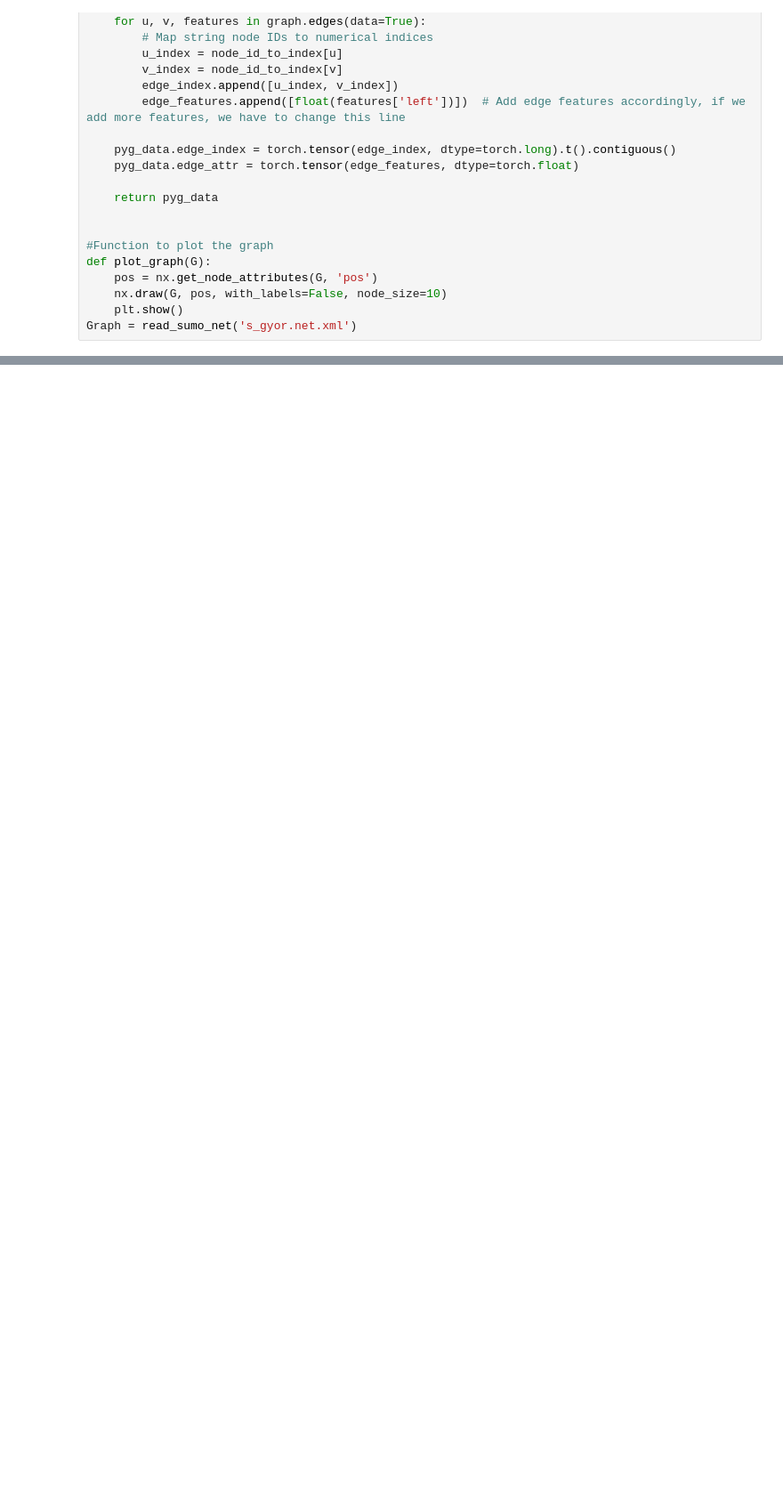
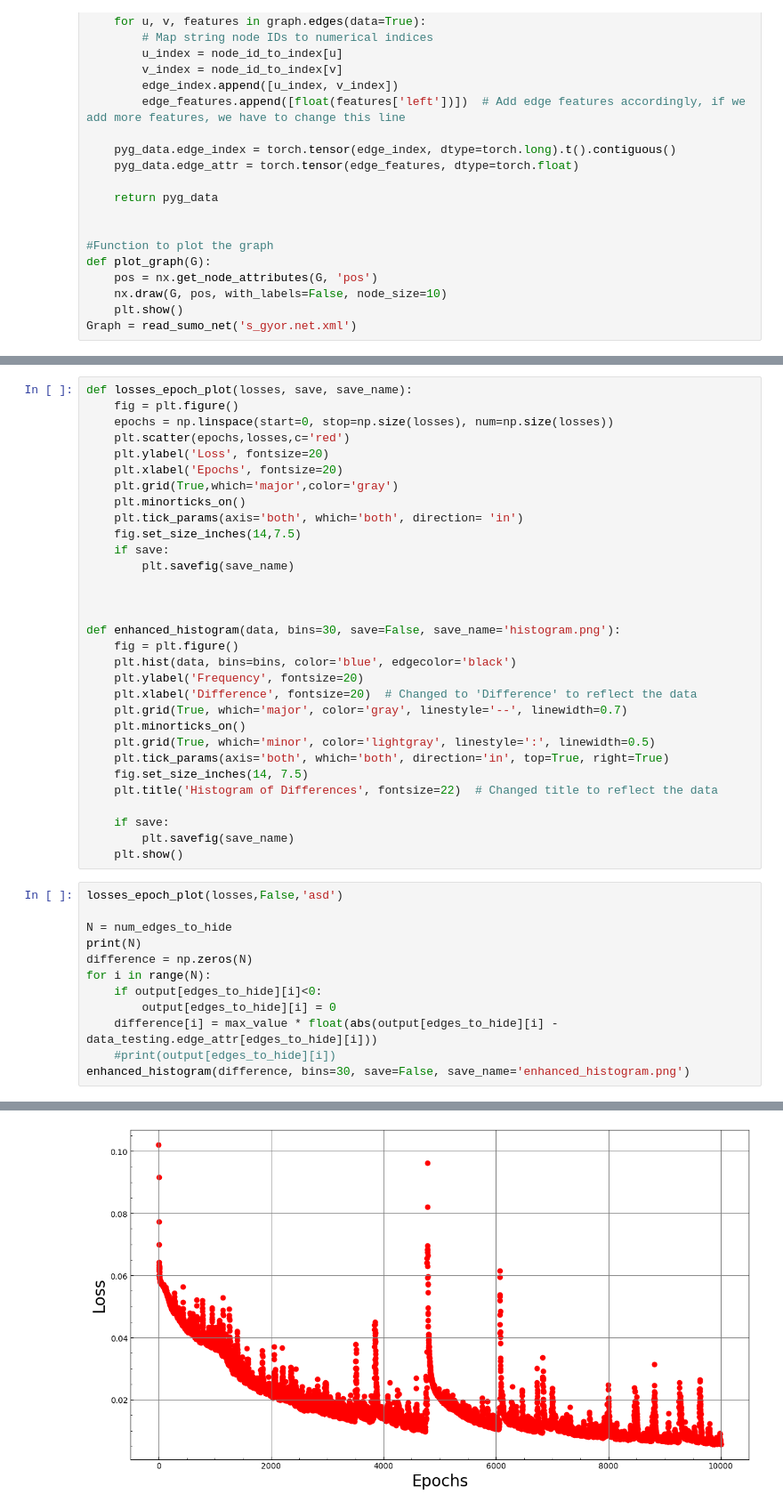
Before and after one commit to Nemesaaa/Projectlab, a Jupyter notebook: gnn.ipynb, the cells around one changed output, grey strips where cells are left out. Shown at 89% size. Saved outputs shown, nothing was run; the diff lists cells and outputs as text; blank space fills up the shorter version.

```diff
--- a/gnn.ipynb
+++ b/gnn.ipynb
@@ -205,0 +218,44 @@ plt.show()
+# %%
+def losses_epoch_plot(losses, save, save_name):
+    fig = plt.figure()
+    epochs = np.linspace(start=0, stop=np.size(losses), num=np.size(losses))
+    plt.scatter(epochs,losses,c='red')
+    plt.ylabel('Loss', fontsize=20)
+    plt.xlabel('Epochs', fontsize=20)
+    plt.grid(True,which='major',color='gray')
+    plt.minorticks_on()
+    plt.tick_params(axis='both', which='both', direction= 'in')
+    fig.set_size_inches(14,7.5)
+    if save:
+        plt.savefig(save_name)
+
+
+
+def enhanced_histogram(data, bins=30, save=False, save_name='histogram.png'):
+    fig = plt.figure()
+    plt.hist(data, bins=bins, color='blue', edgecolor='black')
+    plt.ylabel('Frequency', fontsize=20)
+    plt.xlabel('Difference', fontsize=20)  # Changed to 'Difference' to reflect the data
+    plt.grid(True, which='major', color='gray', linestyle='--', linewidth=0.7)
+    plt.minorticks_on()
+    plt.grid(True, which='minor', color='lightgray', linestyle=':', linewidth=0.5)
+    plt.tick_params(axis='both', which='both', direction='in', top=True, right=True)
+    fig.set_size_inches(14, 7.5)
+    plt.title('Histogram of Differences', fontsize=22)  # Changed title to reflect the data
+
+    if save:
+        plt.savefig(save_name)
+    plt.show()
+# %%
+losses_epoch_plot(losses,False,'asd')
+
+N = num_edges_to_hide
+print(N)
+difference = np.zeros(N)
+for i in range(N):
+    if output[edges_to_hide][i]<0:
+        output[edges_to_hide][i] = 0
+    difference[i] = max_value * float(abs(output[edges_to_hide][i] - data_testing.edge_attr[edges_to_hide][i]))
+    #print(output[edges_to_hide][i])
+enhanced_histogram(difference, bins=30, save=False, save_name='enhanced_histogram.png')
+# %% [output]
@@ -205,0 +263 @@ plt.show()
+[figure, added]
```
Also changed, not shown: parts of 6 cells of this notebook, 1 other file.
